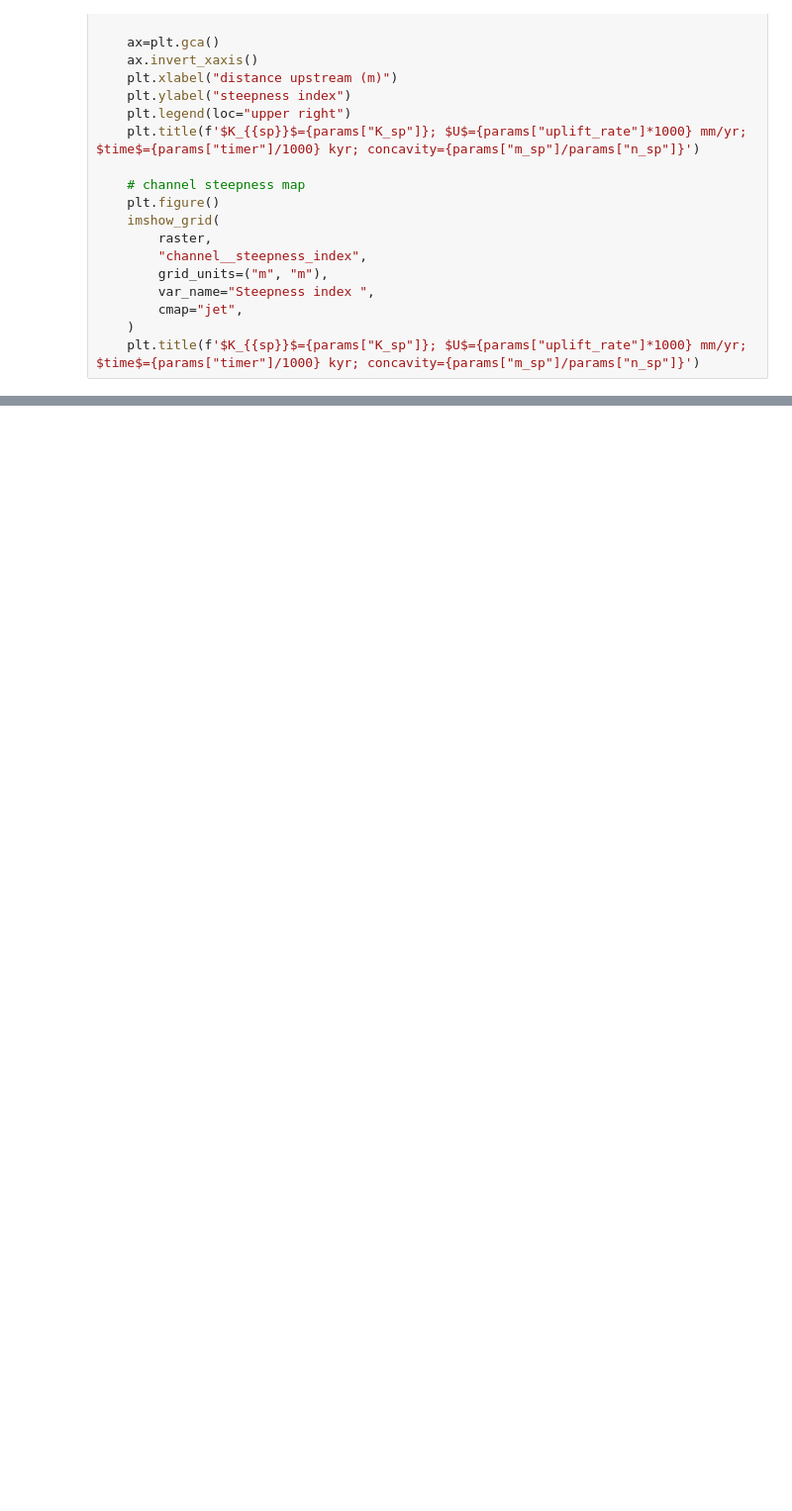
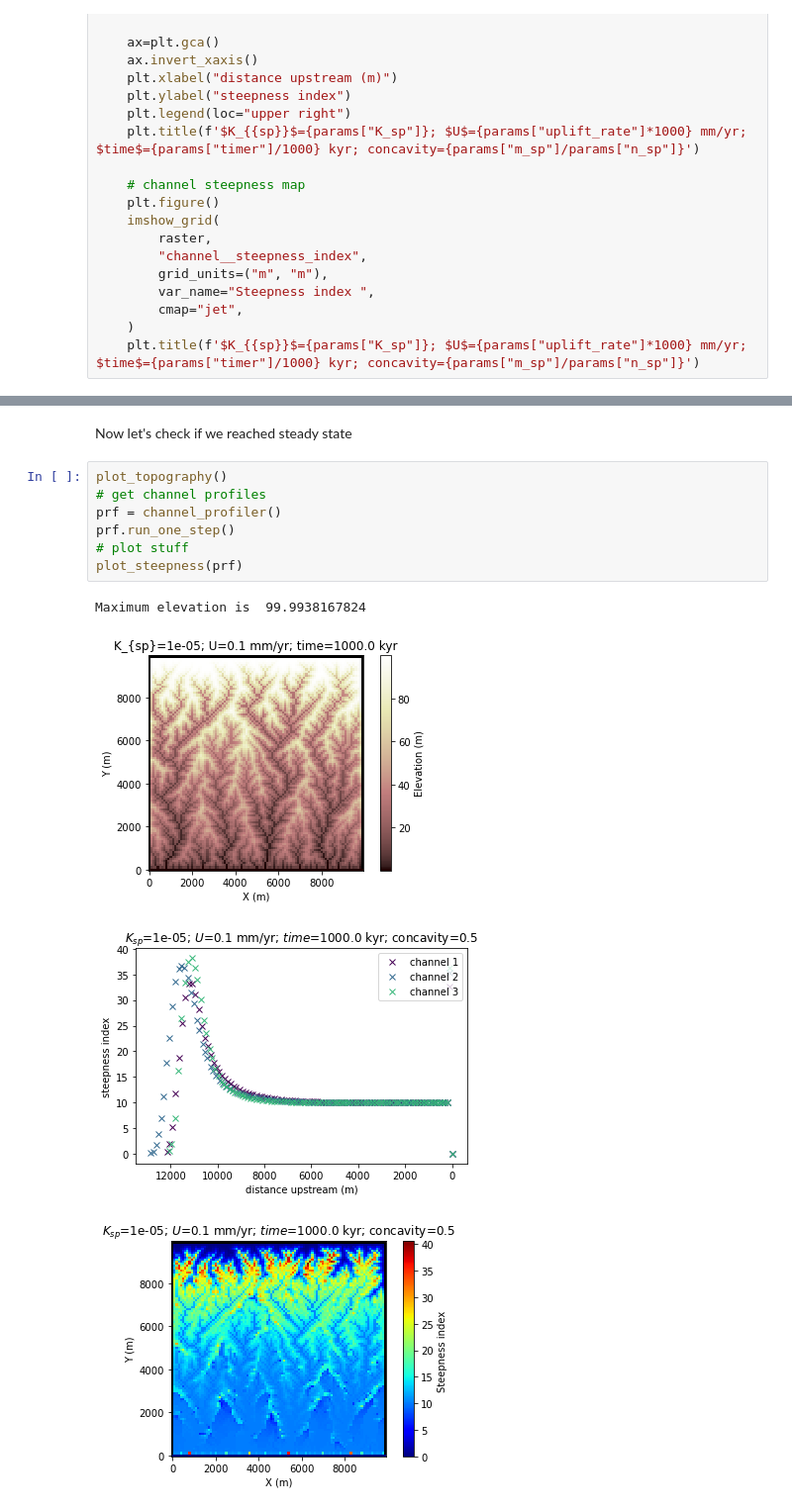
Before and after one commit to sergiogyoz/Geomorphology, a Jupyter notebook: HW/stream_power_steepness.ipynb, the cells around one changed output, grey strips where cells are left out. Shown: that part at 99% size. Saved outputs shown, nothing was run; the diff lists cells and outputs as text; blank space fills up the shorter version.

```diff
--- a/HW/stream_power_steepness.ipynb
+++ b/HW/stream_power_steepness.ipynb
@@ -267,0 +321,14 @@ plot_topography()
+# %% [markdown]
+Now let's check if we reached steady state
+# %%
+plot_topography()
+# get channel profiles
+prf = channel_profiler()
+prf.run_one_step()
+# plot stuff
+plot_steepness(prf)
+# %% [output]
+Maximum elevation is  99.9938167824
+[figure, added]
+[figure, added]
+[figure, added]
```
Also changed, not shown: parts of 33 cells of this notebook.
